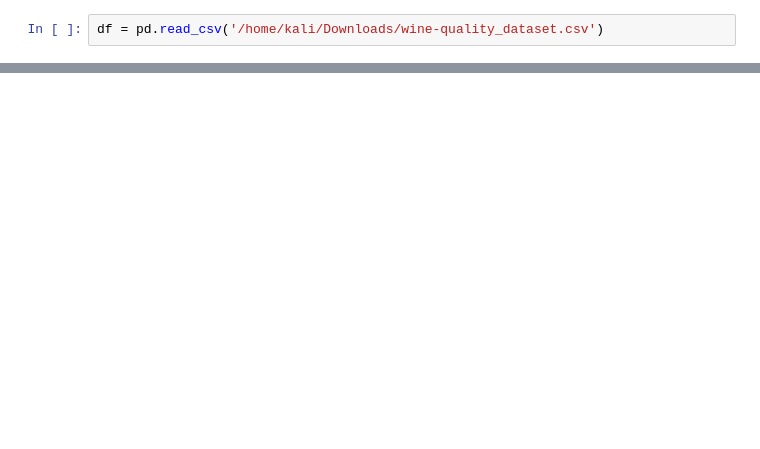
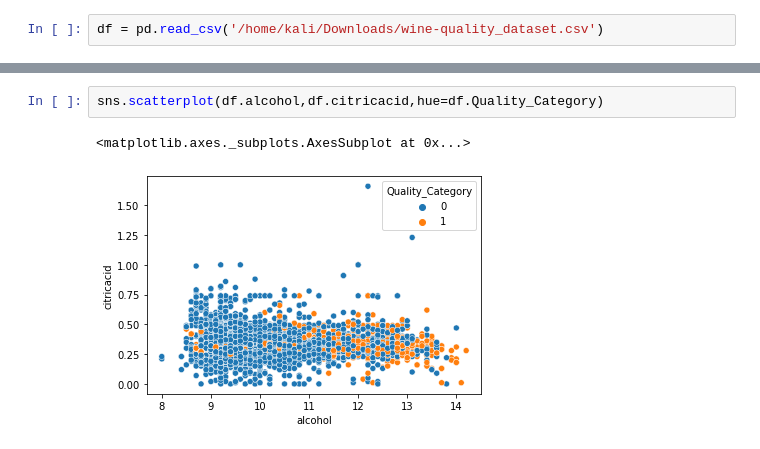
Before and after one commit to ABHI1766/wine_quality_analysis, a Jupyter notebook: EDA.ipynb, the cells around one changed output, grey strips where cells are left out. Cells and saved outputs as stored; diff of their text form; blank space fills up the shorter version.

```diff
--- a/EDA.ipynb
+++ b/EDA.ipynb
@@ -14,0 +104,5 @@ df.head()
+# %%
+sns.scatterplot(df.alcohol,df.citricacid,hue=df.Quality_Category)
+# %% [output]
+<matplotlib.axes._subplots.AxesSubplot at 0x...>
+[figure, added]
```
Also changed, not shown: parts of 31 cells of this notebook, 6 other files.
